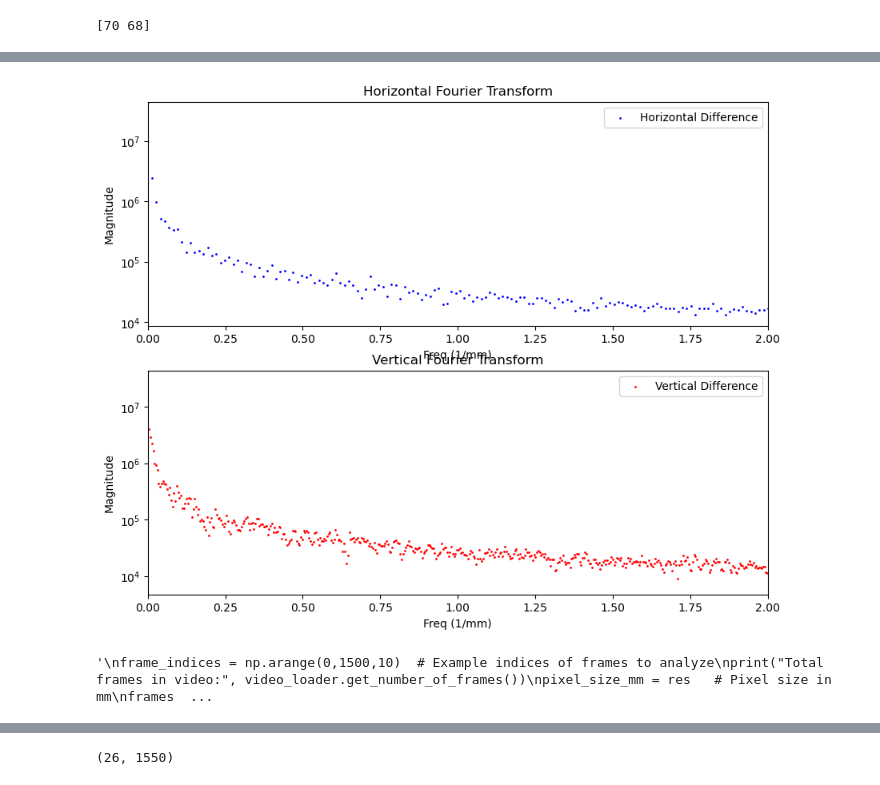
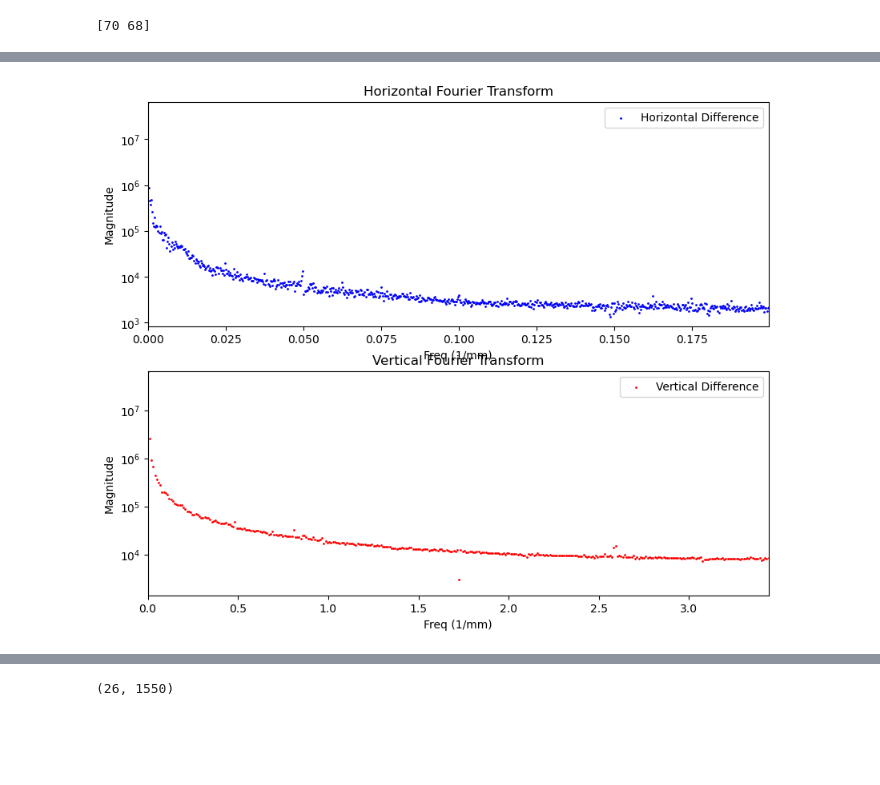
Before and after one commit to clemensuniH/ocean_pro, a Jupyter notebook: video_analysis.ipynb, the cells around one changed output, grey strips where cells are left out. Saved outputs shown, nothing was run; the diff lists cells and outputs as text; code cells hidden in the pictures; blank space fills up the shorter version.

```diff
--- a/video_analysis.ipynb
+++ b/video_analysis.ipynb
@@ -21,7 +21,7 @@ importlib.reload(tools)
 par2 = {'x_up':300,'x_down':500,'y_left':170,'y_right':350, 'window_size':40}
 video_path3 = "/Users/tillmoritz/Desktop/Studies/Master_Studies/Oceanic_proc_obs/20.12.-1.59-0.95.avi"
 par_res3 = {'x_up':1660,'x_down':1820,'y_left':360,'y_right':540, 'window_size':40}
-par_window3 = {'x_up':700,'x_down':1200,'y_left':550,'y_right':2100}
+par_window3 = {'x_up':700,'x_down':1200,'y_left':1000,'y_right':2450}
 # Load the video and extract frames
 video_loader = tools.AVIFileLoader(video_path3)
 par = par_res3
@@ -55,3 +65,3 @@ video_loader.display_frame(1000, x_up=par_window['x_up'],x_down=par_window['x_do
 # %%
-frequencies, magnitudes = tools.fourier_analysis(video_loader,res, x_up=par_window['x_up'],x_down=par_window['x_down'],y_left=par_window['y_left'],y_right=par_window['y_right'],start_frame=900, end_frame=1000,v_min=50,v_max=80)
+frequencies, magnitudes = tools.fourier_analysis(video_loader,res, x_up=par_window['x_up'],x_down=par_window['x_down'],y_left=par_window['y_left'],y_right=par_window['y_right'],start_frame=900, end_frame=1500,min_wave_number=5)
 # %% [output]
@@ -139,26 +69,6 @@ frequencies
 # %%
-animation = fourier_animation(frequencies, magnitudes,baseline_horizontal=0,baseline_vertical=0, average=10)
+animation = tools.fourier_animation(frequencies, magnitudes,baseline_horizontal=0,baseline_vertical=0, average=200)
 HTML(animation.to_jshtml())
 # %% [output]
 [interactive output not drawn]
-[figure, old version]
+[figure, new version]
-# %%
-'''
-frame_indices = np.arange(0,1500,10)  # Example indices of frames to analyze
-print("Total frames in video:", video_loader.get_number_of_frames())
-pixel_size_mm = res   # Pixel size in mm
-frames = []
-for index in tqdm.tqdm(frame_indices):
-    y = int(1500 - (index - 400)*300/1100)
-    if index < 400:
-        y = 1500
-    frame = video_loader.get_frame(index)[(y-200):(y+200), 500:2200]
-    frame[frame > 150] = 150
-    frame[frame < 20] = 20
-    frames.append(frame)
-
-# Calculate spatial frequencies with scaling
-spatial_frequencies, magnitudes = calculate_spatial_frequencies(frames, pixel_size_mm)
-'''
-# %% [output]
-'\nframe_indices = np.arange(0,1500,10)  # Example indices of frames to analyze\nprint("Total frames in video:", video_loader.get_number_of_frames())\npixel_size_mm = res   # Pixel size in mm\nframes  ...
```
Also changed, not shown: parts of 10 cells of this notebook, 1 other file.
